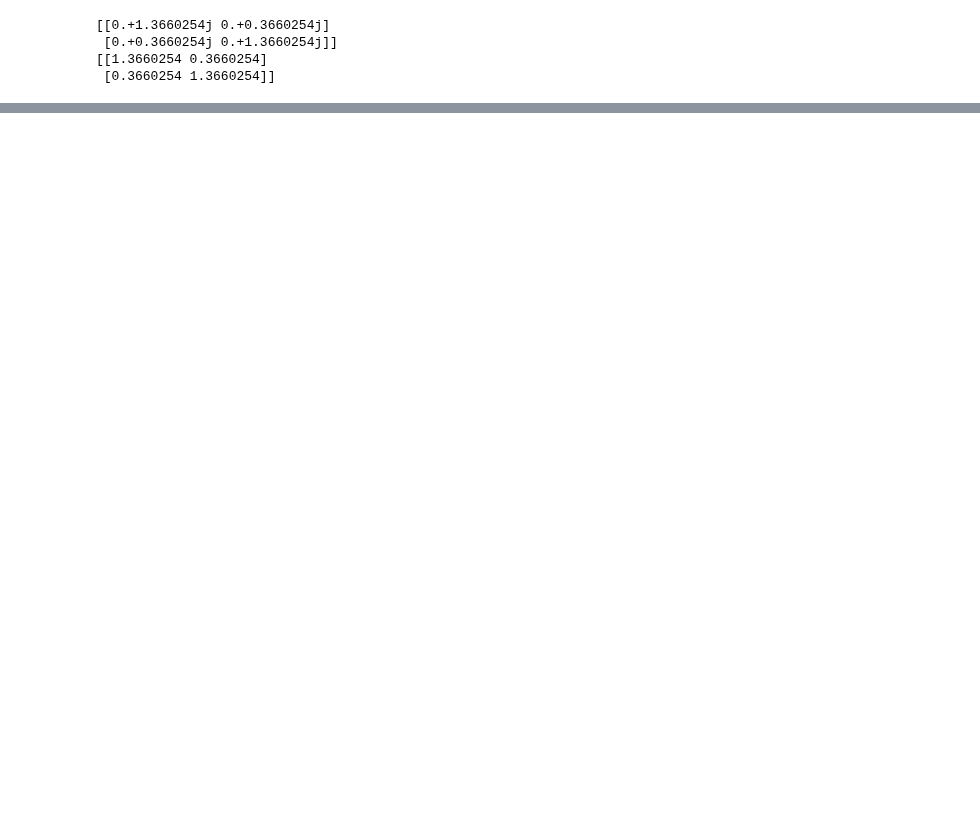
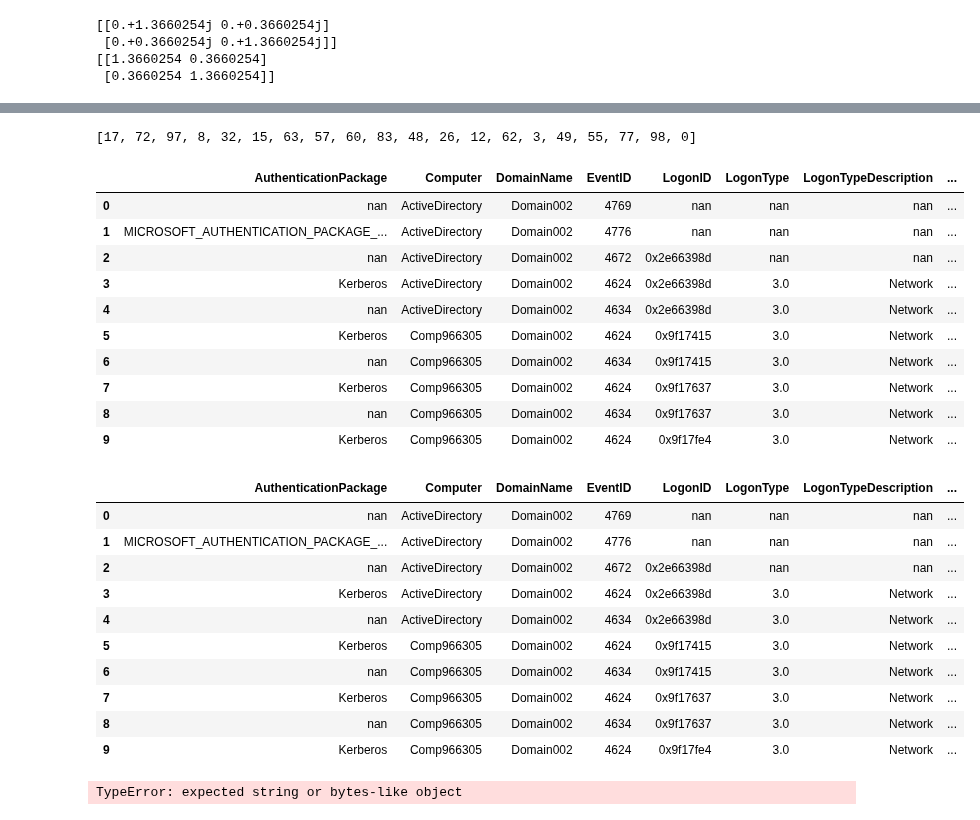
Before and after one commit to mwnewlin/AFIT, a Jupyter notebook: Thesis/code/scratch.ipynb, the cells around one changed output, grey strips where cells are left out. Saved outputs shown, nothing was run; the diff lists cells and outputs as text; code cells hidden in the pictures; blank space fills up the shorter version.

```diff
--- a/Thesis/code/scratch.ipynb
+++ b/Thesis/code/scratch.ipynb
@@ -268,0 +415,49 @@ print(metrics.calc_perplexity(X,Y,sample_length=5))
+# %%
+import random
+random_state=1
+num_samples=20
+sample_range=100
+random.seed(a=random_state)
+sample_list = random.sample(range(sample_range), num_samples)
+print(sample_list)
+# %% [output]
+[17, 72, 97, 8, 32, 15, 63, 57, 60, 83, 48, 26, 12, 62, 3, 49, 55, 77, 98, 0]
+# %%
+from sklearn.feature_extraction.text import TfidfVectorizer
+filename = '/run/media/mnewlin/_userdata/uhnds/host/host_events_sample.txt'
+df_host = pd.read_json(filename, orient='records', lines=True, dtype=str)
+display(df_host)
+#
+df_host = df_host.replace(to_replace=[r"[\$]+"], value='', regex=True)
+display(df_host)
+df_host_array = df_host.values
+# %% [output]
+|  | AuthenticationPackage | Computer | DomainName | EventID | LogonID | LogonType | LogonTypeDescription | ... |
+| 0 | nan | ActiveDirectory | Domain002 | 4769 | nan | nan | nan | ... |
+| 1 | MICROSOFT_AUTHENTICATION_PACKAGE_... | ActiveDirectory | Domain002 | 4776 | nan | nan | nan | ... |
+| 2 | nan | ActiveDirectory | Domain002 | 4672 | 0x2e66398d | nan | nan | ... |
+| 3 | Kerberos | ActiveDirectory | Domain002 | 4624 | 0x2e66398d | 3.0 | Network | ... |
+| 4 | nan | ActiveDirectory | Domain002 | 4634 | 0x2e66398d | 3.0 | Network | ... |
+| 5 | Kerberos | Comp966305 | Domain002 | 4624 | 0x9f17415 | 3.0 | Network | ... |
+| 6 | nan | Comp966305 | Domain002 | 4634 | 0x9f17415 | 3.0 | Network | ... |
+| 7 | Kerberos | Comp966305 | Domain002 | 4624 | 0x9f17637 | 3.0 | Network | ... |
+| 8 | nan | Comp966305 | Domain002 | 4634 | 0x9f17637 | 3.0 | Network | ... |
+| 9 | Kerberos | Comp966305 | Domain002 | 4624 | 0x9f17fe4 | 3.0 | Network | ... |
+|  | AuthenticationPackage | Computer | DomainName | EventID | LogonID | LogonType | LogonTypeDescription | ... |
+| 0 | nan | ActiveDirectory | Domain002 | 4769 | nan | nan | nan | ... |
+| 1 | MICROSOFT_AUTHENTICATION_PACKAGE_... | ActiveDirectory | Domain002 | 4776 | nan | nan | nan | ... |
+| 2 | nan | ActiveDirectory | Domain002 | 4672 | 0x2e66398d | nan | nan | ... |
+| 3 | Kerberos | ActiveDirectory | Domain002 | 4624 | 0x2e66398d | 3.0 | Network | ... |
+| 4 | nan | ActiveDirectory | Domain002 | 4634 | 0x2e66398d | 3.0 | Network | ... |
+| 5 | Kerberos | Comp966305 | Domain002 | 4624 | 0x9f17415 | 3.0 | Network | ... |
+| 6 | nan | Comp966305 | Domain002 | 4634 | 0x9f17415 | 3.0 | Network | ... |
+| 7 | Kerberos | Comp966305 | Domain002 | 4624 | 0x9f17637 | 3.0 | Network | ... |
+| 8 | nan | Comp966305 | Domain002 | 4634 | 0x9f17637 | 3.0 | Network | ... |
+| 9 | Kerberos | Comp966305 | Domain002 | 4624 | 0x9f17fe4 | 3.0 | Network | ... |
+# %%
+vectorizer = TfidfVectorizer(lowercase=False, preprocessor=None)
+X = vectorizer.fit_transform(df_host_array)
+print(vectorizer.get_feature_names())
+print(X)
+# %% [output]
+TypeError: expected string or bytes-like object
```
Also changed, not shown: parts of 15 cells of this notebook, 38 other files.
